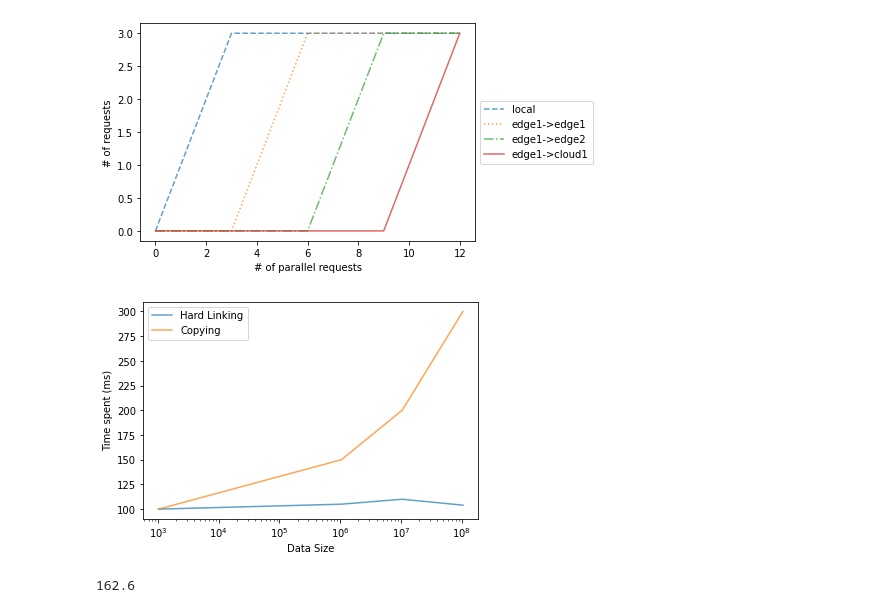
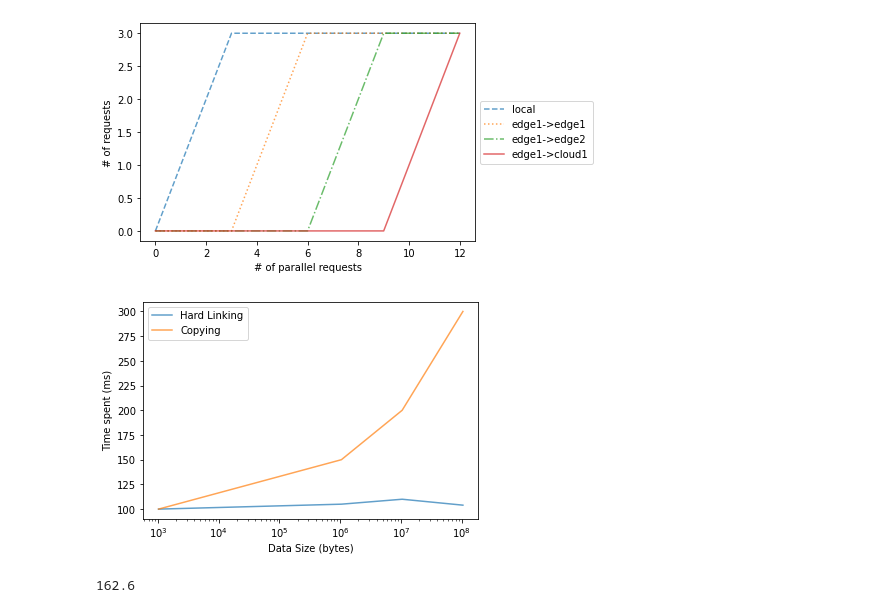
Before and after one commit to alin-corodescu/MSc-workflows, a Jupyter notebook: jupyter-notebook/Workflows Analysis.ipynb, the cells around one changed output. Drawn from its saved outputs; the diff is of its cells as text; code cells hidden in the pictures.

```diff
--- a/jupyter-notebook/Workflows Analysis.ipynb
+++ b/jupyter-notebook/Workflows Analysis.ipynb
@@ -222,28 +222,28 @@ plt.show()
 # %%
 # For visualization 3,  Hard linking on-off I need
 data_sizes = [1024, 1048576, 10485760, 104857600]
 
 on = [100, 105, 110, 104]
 off = [100, 150, 200, 300]
 
 # for d in data_sizes:
 #     input_file_on = "hl-on-d{:d}.csv".format(d)
 #     input_file_off = "hl-off-d{:d}.csv".format(d)
 #     data_on = read_and_parse(input_file_on)
 #     data_off = read_and_parse(input_file_off)
 
 #     on.append(data_on["DataPullDuration"].mean())
 #     off.append(data_off["DataPullDuration"].mean())
 
 plt.plot(data_sizes, on, label='Hard Linking', alpha=0.7)
 plt.plot(data_sizes, off, label='Copying', alpha=0.7)
 plt.legend()
 plt.xscale('log')
-plt.xlabel("Data Size")
+plt.xlabel("Data Size (bytes)")
 plt.ylabel("Time spent (ms)")
 plt.show()
 # %% [output]
-[figure, old version]
+[figure, new version]
 # %%
 data["DataPullDuration"].mean()
 # %% [output]
```
Also changed, not shown: 17 other files.
